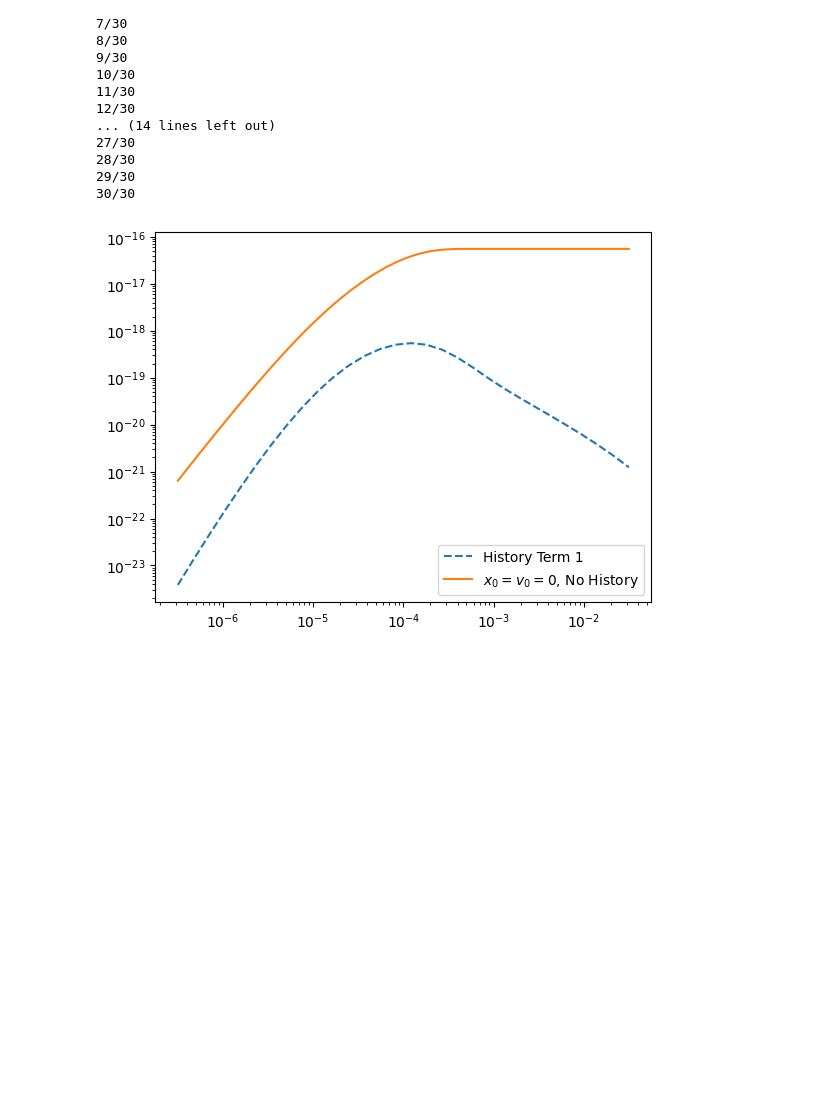
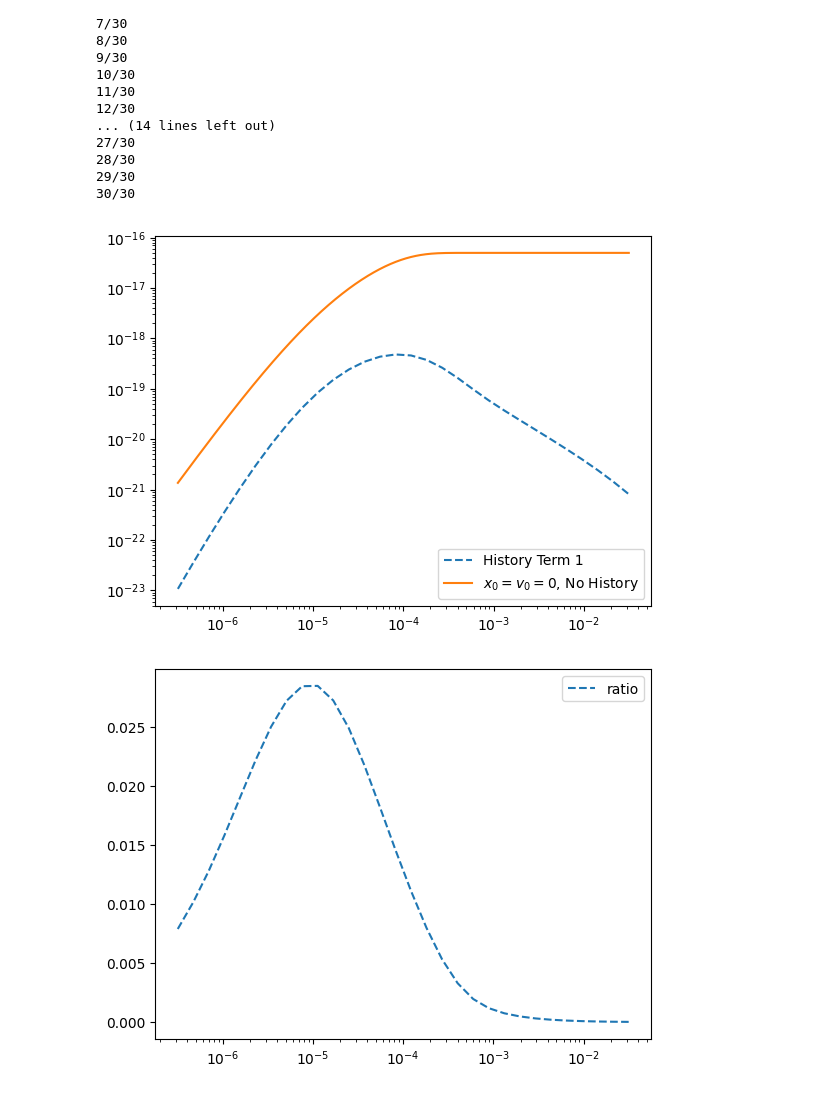
Before and after one commit to mcthumann/Brownian_Data_Analysis, a Jupyter notebook: scripts/history_for_lausanne.ipynb, the cells around one changed output. Drawn from its saved outputs; the diff is of its cells as text; code cells hidden in the pictures; blank space fills up the shorter version.

```diff
--- a/scripts/history_for_lausanne.ipynb
+++ b/scripts/history_for_lausanne.ipynb
@@ -16,14 +16,14 @@ _rho_f = 789
 # _K = 8.061743253740993e-05
 # _gain = np.sqrt(335982165125421.5 )
 
-_r =  1.673973370516074e-06
-_K = 7.264521400417836e-05
-_gain = np.sqrt(630330834489321.9)
+_r =  1.3760960015750753e-06
+_K = 8.123362924657555e-05
+_gain = np.sqrt(546732846741466.4)
 
 _m = 4/3 *np.pi *_r**3*_rho + 2/3 *np.pi *_r**3*_rho_f
 _temp = 293
-_viscous = 0.36e-3
-_v_force = 6*np.pi*_r*_viscous
+_eta = 0.36e-3
+_gamma = 6 * np.pi * _r * _eta
 
 
 def a_inverse_form(t, roots):
@@ -58,10 +58,10 @@ def s_half_b_inverse_form(t, roots):
 def ensemble_r_term(t1, t2, m, K, roots):
     return np.real((_k_b*_temp)*(c_inverse_form(t1, roots) + c_inverse_form(t2, roots) - c_inverse_form(np.abs(t2-t1), roots) - m*b_inverse_form(t1, roots)*b_inverse_form(t2, roots) - K*c_inverse_form(t1, roots)*c_inverse_form(t2, roots)))
 
-def e_and_f(t, mass, radius, rho_f, eta, x0, v0, roots):
+def e_and_f(t, _m, radius, rho_f, eta, x0, v0, roots):
     gamma = 6*np.pi*radius*eta
     z = 6*radius**2*np.pi*np.sqrt(rho_f*eta)
-    return mass*x0*a_inverse_form(t, roots) + mass*v0*b_inverse_form(t, roots) + gamma*x0*b_inverse_form(t, roots) + z*x0*s_half_b_inverse_form(t, roots) #+ z*v0*s_minus_half_b_inverse_form(t, roots)
+    return _m*x0*a_inverse_form(t, roots) + _m*v0*b_inverse_form(t, roots) + gamma*x0*b_inverse_form(t, roots) + z*x0*s_half_b_inverse_form(t, roots) #+ z*v0*s_minus_half_b_inverse_form(t, roots)
 
 def x_t1_x_t2(t1, t2, m, K, radius, eta, rho_f, x0, v0):
     return e_and_f(t1, m, radius, rho_f, eta, x0, v0, roots)*e_and_f(t2, m, radius, rho_f, eta, x0, v0, roots) + ensemble_r_term(t1,t2, m, K, roots)
@@ -88,12 +88,12 @@ def compute_roots(m, K, r, eta, rho_f):
     coeffs = [a, b, c, d, e]
     return np.roots(coeffs)
 
-roots = compute_roots(_m, _K, _r, _viscous, _rho_f)
+roots = compute_roots(_m, _K, _r, _eta, _rho_f)
 
 mu = 0
 # sigma_v = np.sqrt(_k_b*_temp/_m)
 sigma_x = np.sqrt(_k_b*_temp/_K)
-num_samples = 5000
+num_samples = 10000
 
 # initial_conditions_v = np.random.normal(mu, sigma_v, num_samples)
 initial_conditions_x = np.random.normal(mu, sigma_x, num_samples)
@@ -106,10 +106,10 @@ speeds_analytic_no_half = []
 
 if x_0_sampled:
     for i in range(num_samples):
-        results_speed_no_half[i, :] = full_hydro_msd(0, times_analytic, _m, _K, _r, _viscous, _rho_f, initial_conditions_x[i], 0* np.sqrt(_k_b*_temp/_m))
+        results_speed_no_half[i, :] = full_hydro_msd(0, times_analytic, _m, _K, _r, _eta, _rho_f, initial_conditions_x[i], 0 * np.sqrt(_k_b * _temp / _m))
     speeds_analytic_no_half.append(results_speed_no_half.mean(axis=0))
 else:
-    speeds_analytic_no_half.append(full_hydro_msd(0, times_analytic, _m, _K, _r, _viscous, _rho_f, 0, 0))
+    speeds_analytic_no_half.append(full_hydro_msd(0, times_analytic, _m, _K, _r, _eta, _rho_f, 0, 0))
 
 # High precision for inverse Laplace
 mp.dps = 30
@@ -133,7 +133,7 @@ tau_min = 1e-12
 tau_max = 1e-1
 N = 100
 tau_array = -np.logspace(np.log10(tau_min), np.log10(tau_max), N)[::-1] # Backwards logspace
-z = 6*_r**2*np.sqrt(np.pi*_viscous*_rho_f)
+z = 6*_r**2*np.sqrt(np.pi * _eta * _rho_f)
 
 # Fixed t value at which to evaluate MSD_history(t) importance
 points = 30
@@ -179,10 +179,23 @@ for t_eval in t_evals:
 # %%
 plt.plot(t_evals, msd_hs, linestyle='dashed', label="History Term 1")
 plt.plot(times_analytic, speeds_analytic_no_half[0], label = r"$x_0 = v_0 = 0$, No History")
 plt.plot()
 plt.xscale('log')
 plt.yscale('log')
 plt.legend()
 plt.show()
+
+from scipy.interpolate import interp1d
+
+intrp = interp1d(times_analytic, speeds_analytic_no_half[0])
+analytic = intrp(t_evals)
+
+plt.plot(t_evals, np.array(msd_hs)/np.array(analytic), linestyle='dashed', label="ratio")
+plt.plot()
+plt.xscale('log')
+# plt.yscale('log')
+plt.legend()
+plt.show()
 # %% [output]
-[figure, old version]
+[figure, new version]
+[figure, added]
```
Also changed, not shown: parts of 9 cells of this notebook, 9 other files.
